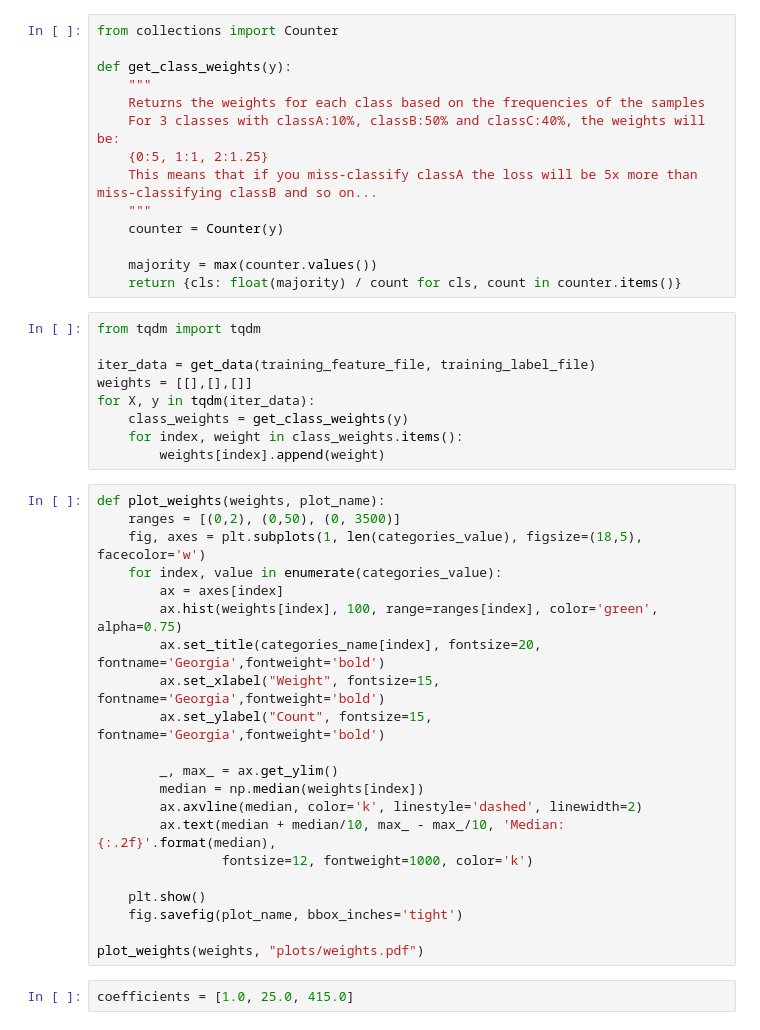
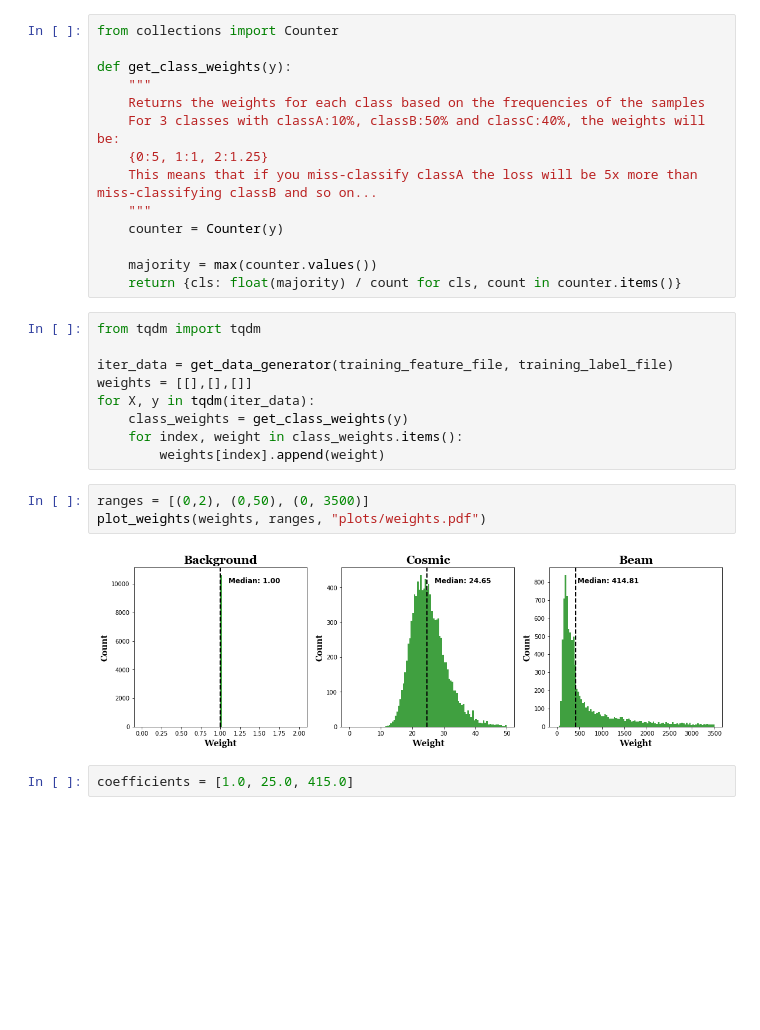
Before and after one commit to almoslmi/DeepLearningWithProtoDUNE, a Jupyter notebook: model_creation_playground.ipynb, the cells around one changed output. Cells and saved outputs as stored; diff of their text form; blank space fills up the shorter version.

```diff
--- a/model_creation_playground.ipynb
+++ b/model_creation_playground.ipynb
@@ -145,32 +218,16 @@ def get_class_weights(y):
 # %%
 from tqdm import tqdm
 
-iter_data = get_data(training_feature_file, training_label_file)
+iter_data = get_data_generator(training_feature_file, training_label_file)
 weights = [[],[],[]]
 for X, y in tqdm(iter_data):
     class_weights = get_class_weights(y)
     for index, weight in class_weights.items():
         weights[index].append(weight)
-# %%
-def plot_weights(weights, plot_name):
-    ranges = [(0,2), (0,50), (0, 3500)]
-    fig, axes = plt.subplots(1, len(categories_value), figsize=(18,5), facecolor='w')
-    for index, value in enumerate(categories_value):
-        ax = axes[index]
-        ax.hist(weights[index], 100, range=ranges[index], color='green', alpha=0.75)
-        ax.set_title(categories_name[index], fontsize=20, fontname='Georgia',fontweight='bold')
-        ax.set_xlabel("Weight", fontsize=15, fontname='Georgia',fontweight='bold')
-        ax.set_ylabel("Count", fontsize=15, fontname='Georgia',fontweight='bold')
-
-        _, max_ = ax.get_ylim()
-        median = np.median(weights[index])
-        ax.axvline(median, color='k', linestyle='dashed', linewidth=2)
-        ax.text(median + median/10, max_ - max_/10, 'Median: {:.2f}'.format(median),
-                fontsize=12, fontweight=1000, color='k')
-
-    plt.show()
-    fig.savefig(plot_name, bbox_inches='tight')
-
-plot_weights(weights, "plots/weights.pdf")
+# %%
+ranges = [(0,2), (0,50), (0, 3500)]
+plot_weights(weights, ranges, "plots/weights.pdf")
+# %% [output]
+[figure, added]
 # %%
 coefficients = [1.0, 25.0, 415.0]
```
Also changed, not shown: parts of 19 cells of this notebook.
